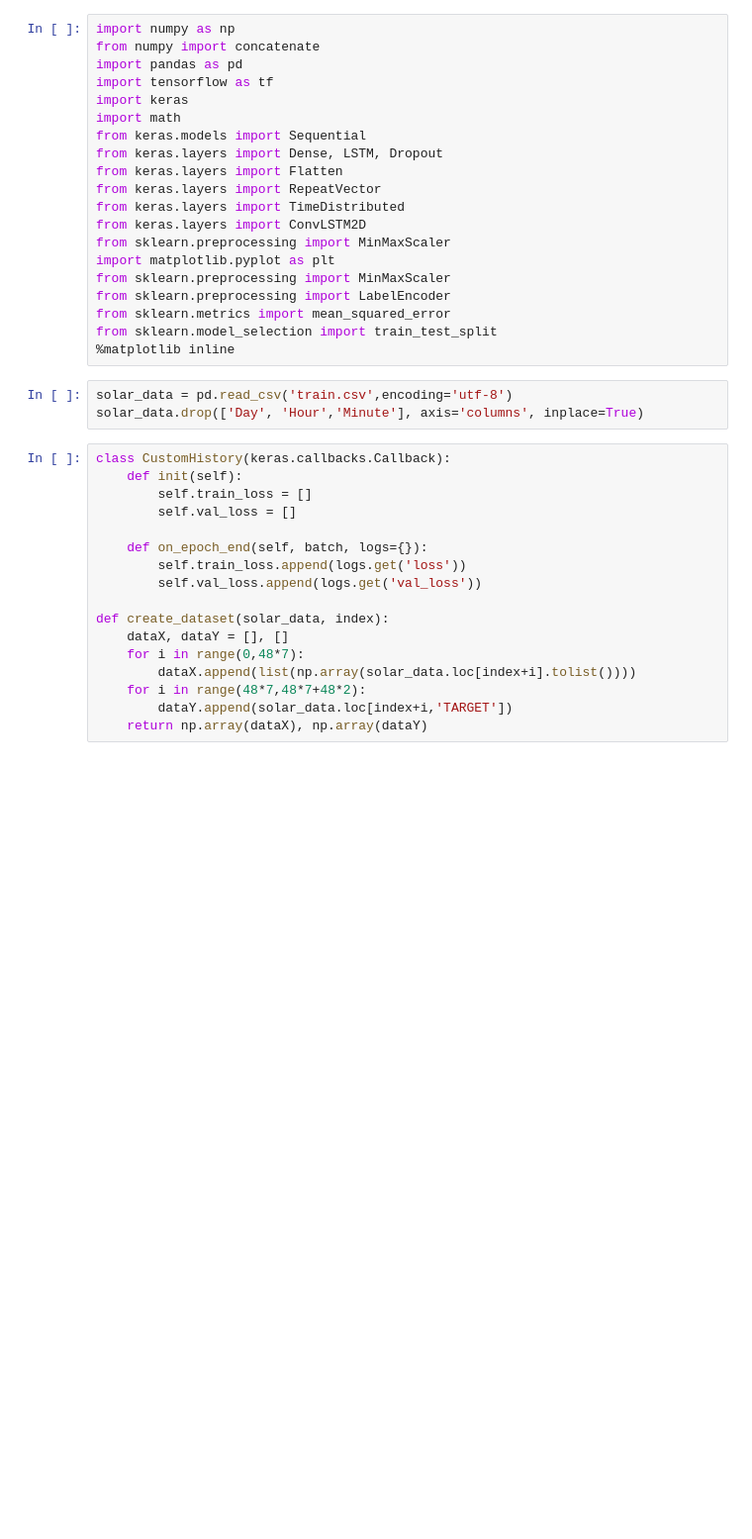
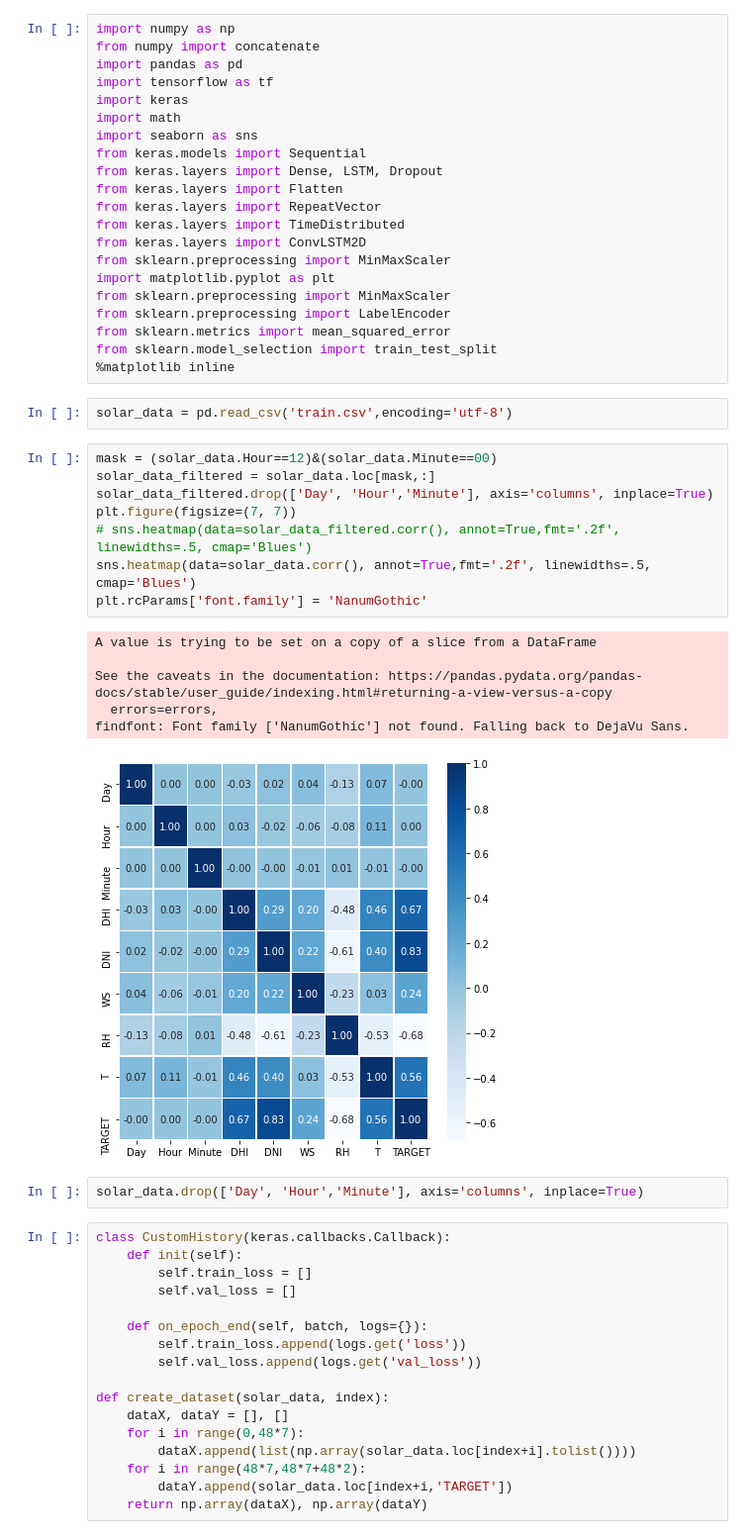
Before and after one commit to J-woooo/Dacon, a Jupyter notebook: jyuuuuuung/kingsolarbeam (1).ipynb, the cells around one changed output. Shown at 99% size. Drawn from its saved outputs; the diff is of its cells as text; blank space fills up the shorter version.

```diff
--- a/jyuuuuuung/kingsolarbeam (1).ipynb
+++ b/jyuuuuuung/kingsolarbeam (1).ipynb
@@ -5,6 +5,7 @@ import pandas as pd
 import tensorflow as tf
 import keras
 import math
+import seaborn as sns
 from keras.models import Sequential
 from keras.layers import Dense, LSTM, Dropout
 from keras.layers import Flatten
@@ -18,8 +19,24 @@ from sklearn.preprocessing import LabelEncoder
 from sklearn.metrics import mean_squared_error
 from sklearn.model_selection import train_test_split
 %matplotlib inline
+# %%
+solar_data = pd.read_csv('train.csv',encoding='utf-8')
+# %%
+mask = (solar_data.Hour==12)&(solar_data.Minute==00)
+solar_data_filtered = solar_data.loc[mask,:]
+solar_data_filtered.drop(['Day', 'Hour','Minute'], axis='columns', inplace=True)
+plt.figure(figsize=(7, 7))
+# sns.heatmap(data=solar_data_filtered.corr(), annot=True,fmt='.2f', linewidths=.5, cmap='Blues')
+sns.heatmap(data=solar_data.corr(), annot=True,fmt='.2f', linewidths=.5, cmap='Blues')
+plt.rcParams['font.family'] = 'NanumGothic'
+# %% [output]
+A value is trying to be set on a copy of a slice from a DataFrame
+
+See the caveats in the documentation: https://pandas.pydata.org/pandas-docs/stable/user_guide/indexing.html#returning-a-view-versus-a-copy
+  errors=errors,
+findfont: Font family ['NanumGothic'] not found. Falling back to DejaVu Sans.
+[figure, added]
 # %%
-solar_data = pd.read_csv('train.csv',encoding='utf-8')
 solar_data.drop(['Day', 'Hour','Minute'], axis='columns', inplace=True)
 # %%
 class CustomHistory(keras.callbacks.Callback):
```
Also changed, not shown: parts of 8 cells of this notebook, 1 other file.
